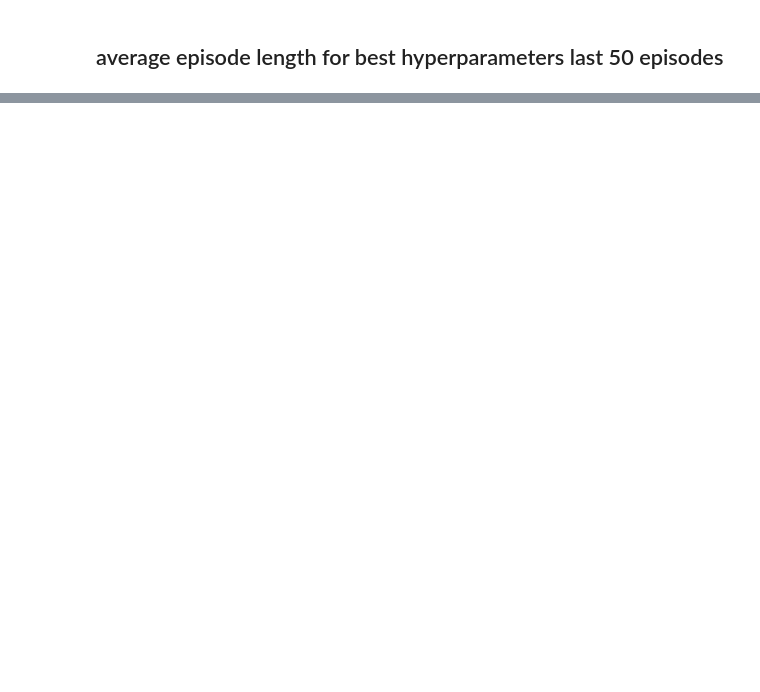
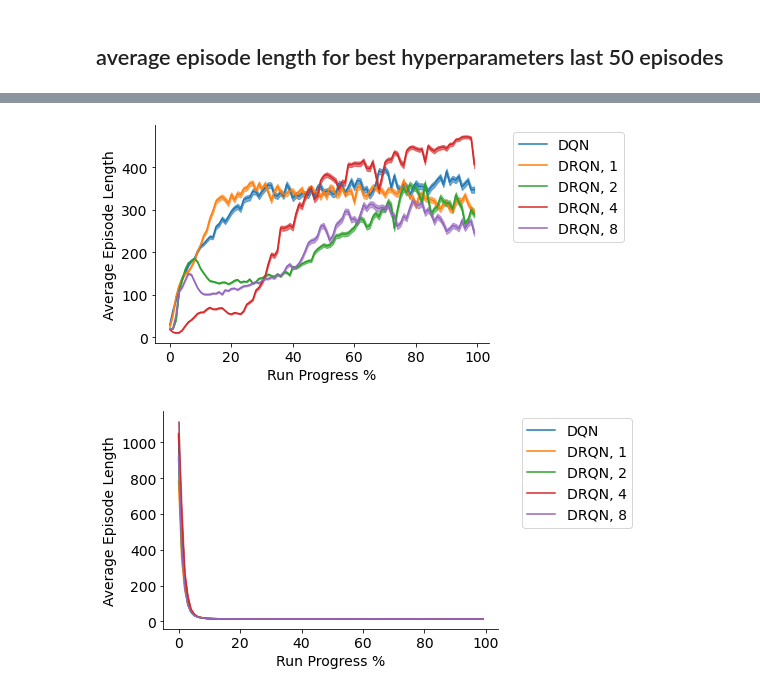
Before and after one commit to RevanMacQueen/DRQN, a Jupyter notebook: new_visualizations_2.ipynb, the cells around one changed output, grey strips where cells are left out. Cells and saved outputs as stored; diff of their text form; code cells hidden in the pictures; blank space fills up the shorter version.

```diff
--- a/new_visualizations_2.ipynb
+++ b/new_visualizations_2.ipynb
@@ -292,13 +275,0 @@ completed[np.cumsum(data[0]]] = 1
-# %%
-algs =  np.unique(params[:, 0])
-envs = np.unique(params[:, 1])
-
-
-for env in envs:
-
-    for alg in algs:
-
-        inds = np.where((params[:, 1]==env) & (params[:, 0]==alg))
-
-        data_ = data[inds]
-        params_ = data[inds]
@@ -304,0 +326,42 @@ for env in envs:
+# %%
+'''
+Bins episode lengths in each run into 100 bins and then creates learning curves,
+averaging across the corresponding bins for all 100 runs of the best parameter settings
+'''
+
+
+envs = ['CartPole-v1', 'Maze']
+for env in envs:
+    algs = []
+    plt.figure()
+    ax = plt.gca()
+    for alg in df.Algorithm.unique():
+        algs.append(alg)
+        df_DRQN4 = df.loc[(df['Env'] == env) & (df['Algorithm'] == alg)]
+        data = df_DRQN4['Episode Lengths'].values
+        n_bins = 100
+        bin_size = 200000/n_bins
+        bins = [[] for i in range(n_bins)]
+
+        for run in data:
+            sum_ = 0
+            for i, ep_len in enumerate(run):
+                ind = int(sum_ // bin_size)  # which bin to place data (based on start time)
+                bins[ind].append(ep_len)
+                sum_ += ep_len
+
+        mean = np.array([ np.sum(i)/len(i) for i in bins])
+        sigma = np.array([np.std(i,axis=0)/np.sqrt(len(i)) for i in bins])
+        t = np.linspace(0, n_bins-1, n_bins)
+        plt.plot(mean, color=c_dict[alg])
+        ax.fill_between(t, mean+sigma, mean-sigma, alpha=0.6, color=c_dict[alg])
+
+    plt.gca().spines['top'].set_visible(False)
+    plt.gca().spines['right'].set_visible(False)
+    plt.xlabel('Run Progress %')
+    plt.ylabel('Average Episode Length')
+    plt.legend(algs, bbox_to_anchor=(1.05, 1), loc='upper left')
+    plt.savefig('figures/learning_curve_best_%s.pdf'%env, bbox_inches='tight')
+# %% [output]
+[figure, added]
+[figure, added]
```
Also changed, not shown: parts of 11 cells of this notebook, 57 other files.
